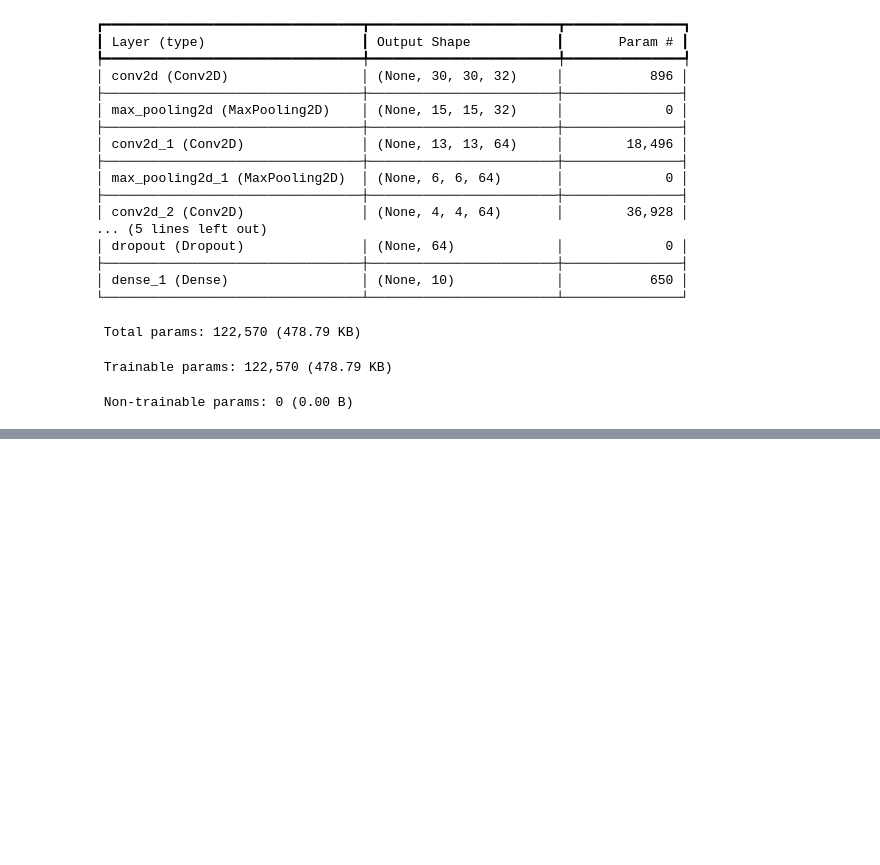
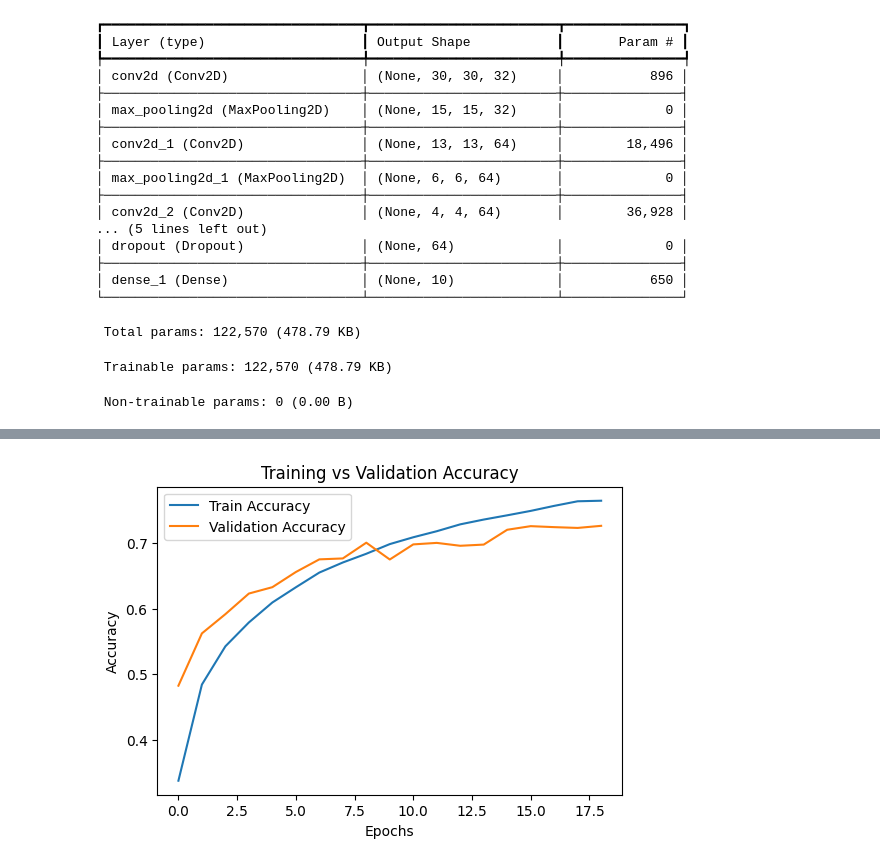
Before and after one commit to aadarsh-gobari/image-classification-cnn, a Jupyter notebook: notebooks/image_classification_cnn.ipynb, the cells around one changed output, grey strips where cells are left out. Cells and saved outputs as stored; diff of their text form; code cells hidden in the pictures; blank space fills up the shorter version.

Commit message:
Day 3: Trained CNN with early stopping and saved model

```diff
--- a/notebooks/image_classification_cnn.ipynb
+++ b/notebooks/image_classification_cnn.ipynb
@@ -101,0 +105,18 @@ model.compile(
+# %%
+# Configure Early Stopping
+early_stop = EarlyStopping(
+    monitor='val_loss',
+    patience=3,
+    restore_best_weights=True
+)
+# Stops training when validation loss stops improving.
+# %%
+# Train the Model
+history = model.fit(
+    X_train, y_train,
+    epochs=20,
+    batch_size=64,
+    validation_split=0.2,
+    callbacks=[early_stop],
+    verbose=1
+)
@@ -101,0 +141,15 @@ model.compile(
+# %%
+# Plot Training Curves
+# Accuracy plot
+plt.figure(figsize=(6,4))
+plt.plot(history.history['accuracy'], label='Train Accuracy')
+plt.plot(history.history['val_accuracy'], label='Validation Accuracy')
+plt.xlabel('Epochs')
+plt.ylabel('Accuracy')
+plt.title('Training vs Validation Accuracy')
+plt.legend()
+
+plt.savefig("../images/accuracy_curve.png", bbox_inches="tight")
+plt.show()
+# %% [output]
+[figure, added]
```
Also changed, not shown: parts of 4 cells of this notebook, 4 other files.
